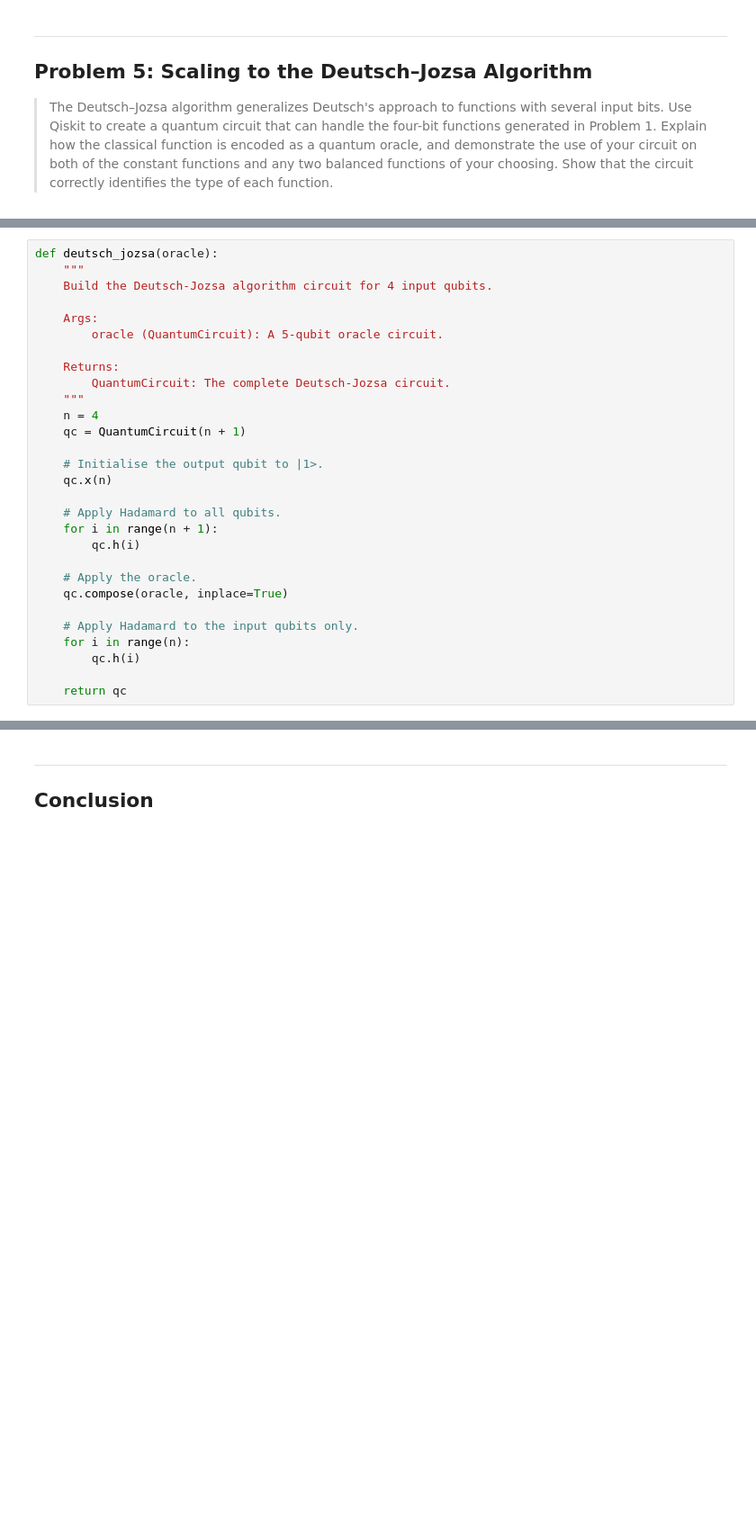
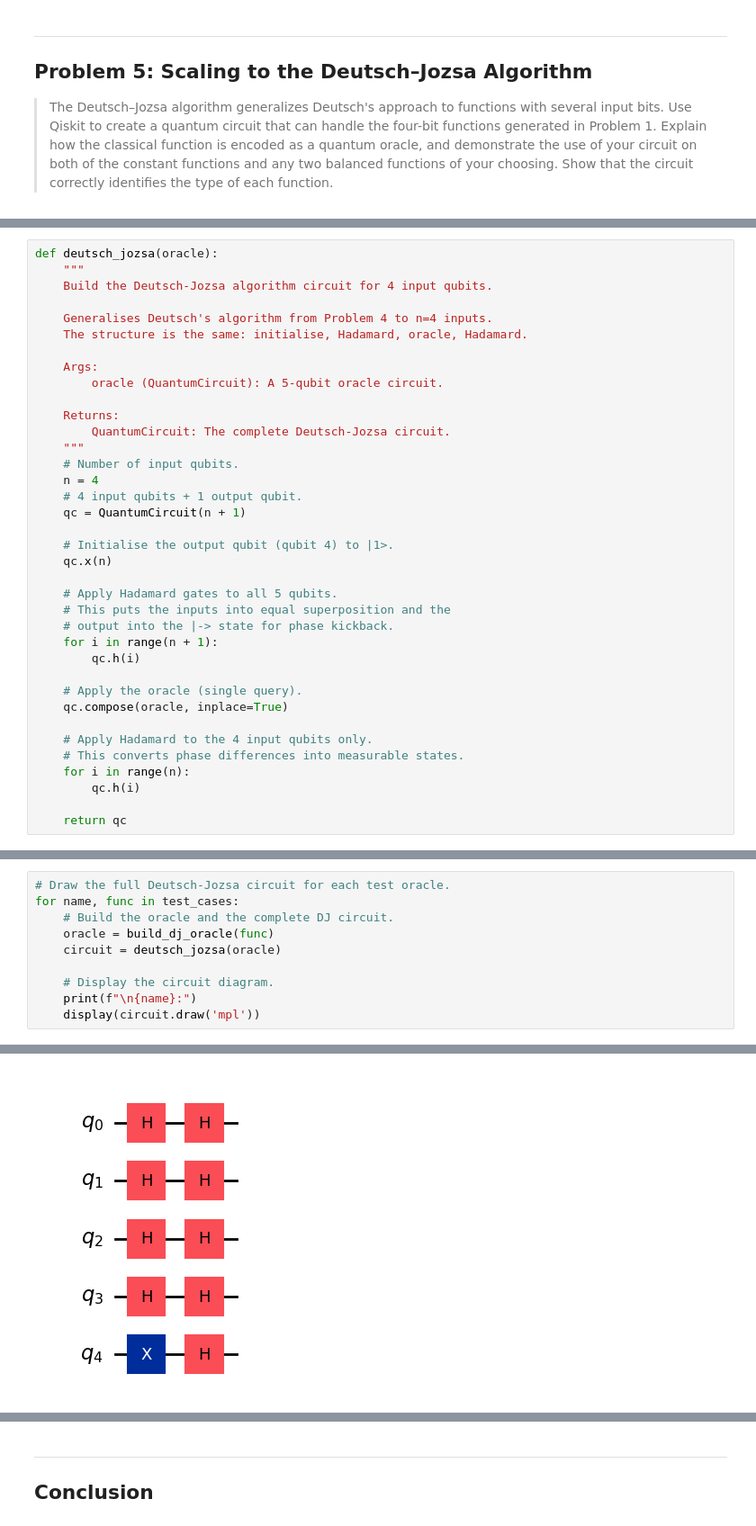
Before and after one commit to MatthewMcCarthy1/emerging-technologies, a Jupyter notebook: problems.ipynb, the cells around one changed output, grey strips where cells are left out. Shown at 90% size. Cells and saved outputs as stored; diff of their text form; blank space fills up the shorter version.

```diff
--- a/problems.ipynb
+++ b/problems.ipynb
@@ -877,6 +887,9 @@ def build_dj_oracle(classical_func):
 def deutsch_jozsa(oracle):
     """
     Build the Deutsch-Jozsa algorithm circuit for 4 input qubits.
+
+    Generalises Deutsch's algorithm from Problem 4 to n=4 inputs.
+    The structure is the same: initialise, Hadamard, oracle, Hadamard.
 
     Args:
         oracle (QuantumCircuit): A 5-qubit oracle circuit.
@@ -884,20 +897,25 @@ def deutsch_jozsa(oracle):
     Returns:
         QuantumCircuit: The complete Deutsch-Jozsa circuit.
     """
+    # Number of input qubits.
     n = 4
+    # 4 input qubits + 1 output qubit.
     qc = QuantumCircuit(n + 1)
 
-    # Initialise the output qubit to |1>.
+    # Initialise the output qubit (qubit 4) to |1>.
     qc.x(n)
 
-    # Apply Hadamard to all qubits.
+    # Apply Hadamard gates to all 5 qubits.
+    # This puts the inputs into equal superposition and the
+    # output into the |-> state for phase kickback.
     for i in range(n + 1):
         qc.h(i)
 
-    # Apply the oracle.
+    # Apply the oracle (single query).
     qc.compose(oracle, inplace=True)
 
-    # Apply Hadamard to the input qubits only.
+    # Apply Hadamard to the 4 input qubits only.
+    # This converts phase differences into measurable states.
     for i in range(n):
         qc.h(i)
 
@@ -904,0 +953,11 @@ def deutsch_jozsa(oracle):
+# %%
+# Draw the full Deutsch-Jozsa circuit for each test oracle.
+for name, func in test_cases:
+    # Build the oracle and the complete DJ circuit.
+    oracle = build_dj_oracle(func)
+    circuit = deutsch_jozsa(oracle)
+
+    # Display the circuit diagram.
+    print(f"\n{name}:")
+    display(circuit.draw('mpl'))
+# %% [output]
@@ -904,0 +965 @@ def deutsch_jozsa(oracle):
+[figure, added]
```
Also changed, not shown: parts of 9 cells of this notebook.
